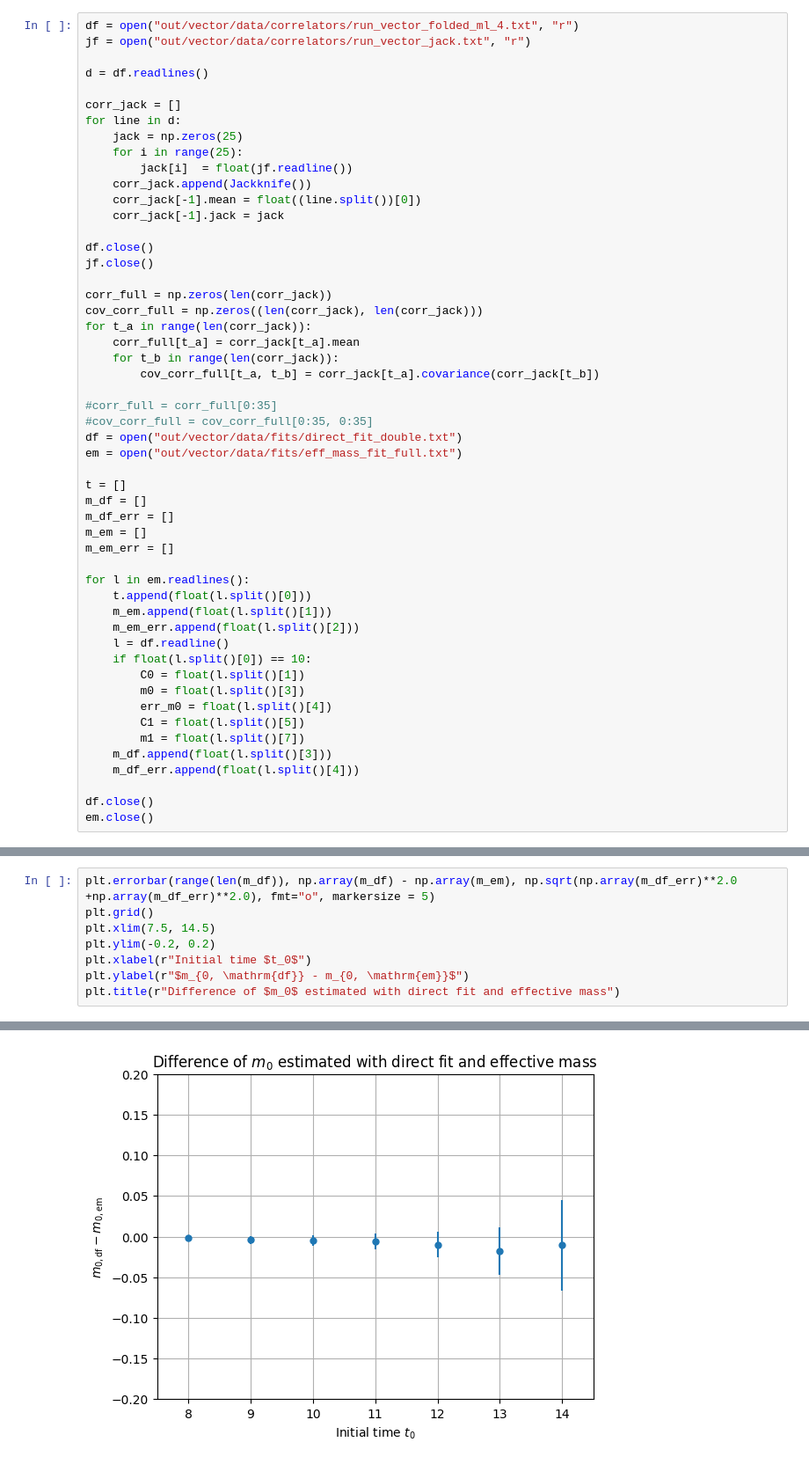
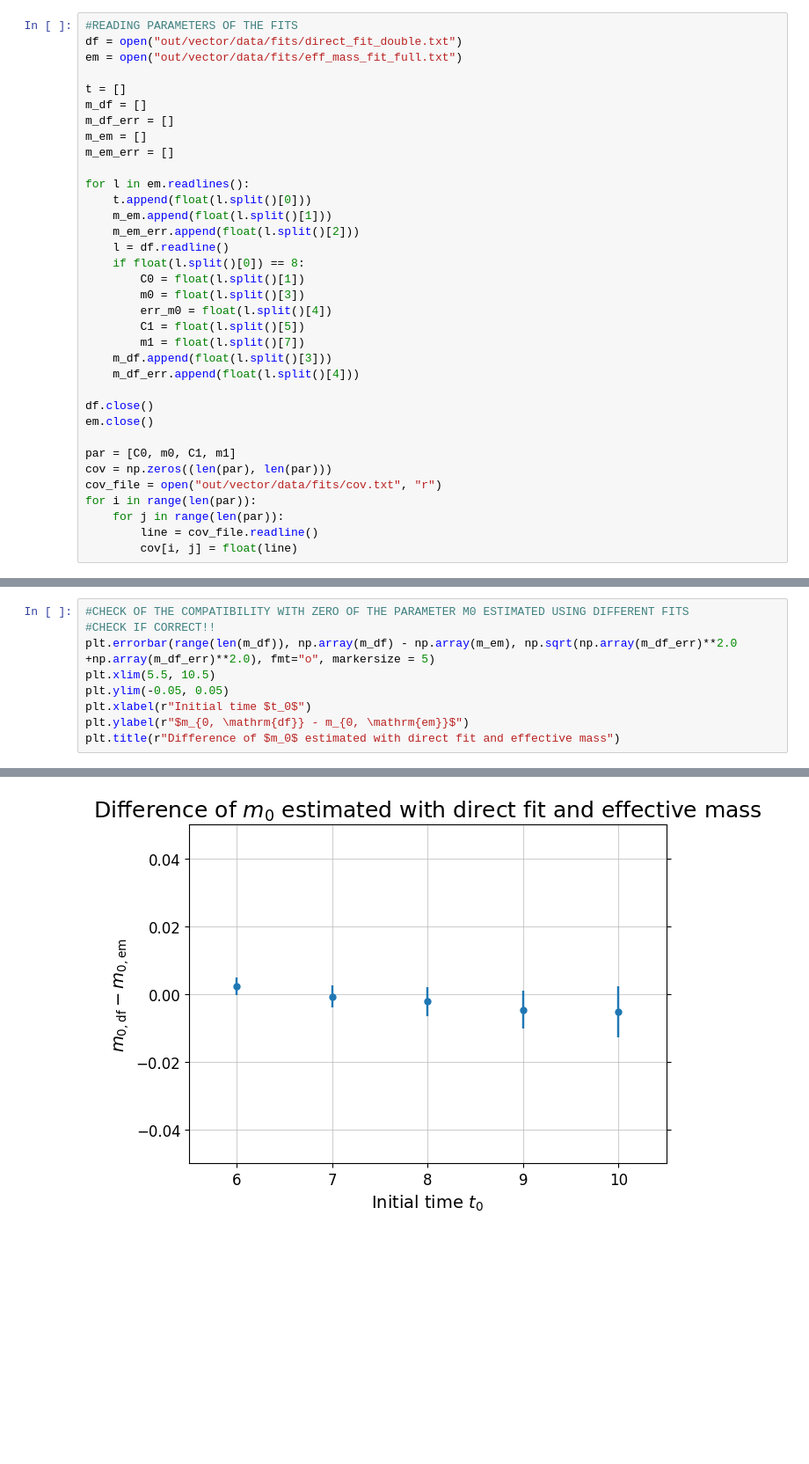
Before and after one commit to DiegoToniolo/Analysis_spectral_densities, a Jupyter notebook: compare_fit.ipynb, the cells around one changed output, grey strips where cells are left out. Shown: that part at 88% size. Saved outputs shown, nothing was run; the diff lists cells and outputs as text; blank space fills up the shorter version.

```diff
--- a/compare_fit.ipynb
+++ b/compare_fit.ipynb
@@ -5,30 +41,5 @@ from jackknife import Jackknife
 # %%
-df = open("out/vector/data/correlators/run_vector_folded_ml_4.txt", "r")
-jf = open("out/vector/data/correlators/run_vector_jack.txt", "r")
-
-d = df.readlines()
-
-corr_jack = []
-for line in d:
-    jack = np.zeros(25)
-    for i in range(25):
-        jack[i]  = float(jf.readline())
-    corr_jack.append(Jackknife())
-    corr_jack[-1].mean = float((line.split())[0])
-    corr_jack[-1].jack = jack
-
-df.close()
-jf.close()
-
-corr_full = np.zeros(len(corr_jack))
-cov_corr_full = np.zeros((len(corr_jack), len(corr_jack)))
-for t_a in range(len(corr_jack)):
-    corr_full[t_a] = corr_jack[t_a].mean
-    for t_b in range(len(corr_jack)):
-        cov_corr_full[t_a, t_b] = corr_jack[t_a].covariance(corr_jack[t_b])
-
-#corr_full = corr_full[0:35]
-#cov_corr_full = cov_corr_full[0:35, 0:35]
+#READING PARAMETERS OF THE FITS
 df = open("out/vector/data/fits/direct_fit_double.txt")
 em = open("out/vector/data/fits/eff_mass_fit_full.txt")
 
@@ -43,7 +54,7 @@ for l in em.readlines():
     m_em.append(float(l.split()[1]))
     m_em_err.append(float(l.split()[2]))
     l = df.readline()
-    if float(l.split()[0]) == 10:
+    if float(l.split()[0]) == 8:
         C0 = float(l.split()[1])
         m0 = float(l.split()[3])
         err_m0 = float(l.split()[4])
@@ -54,3 +65,11 @@ for l in em.readlines():
 
 df.close()
 em.close()
+
+par = [C0, m0, C1, m1]
+cov = np.zeros((len(par), len(par)))
+cov_file = open("out/vector/data/fits/cov.txt", "r")
+for i in range(len(par)):
+    for j in range(len(par)):
+        line = cov_file.readline()
+        cov[i, j] = float(line)
@@ -97,14 +184,15 @@ plt.grid()
 # %%
+#CHECK OF THE COMPATIBILITY WITH ZERO OF THE PARAMETER M0 ESTIMATED USING DIFFERENT FITS
+#CHECK IF CORRECT!!
 plt.errorbar(range(len(m_df)), np.array(m_df) - np.array(m_em), np.sqrt(np.array(m_df_err)**2.0 +np.array(m_df_err)**2.0), fmt="o", markersize = 5)
-plt.grid()
-plt.xlim(7.5, 14.5)
-plt.ylim(-0.2, 0.2)
+plt.xlim(5.5, 10.5)
+plt.ylim(-0.05, 0.05)
 plt.xlabel(r"Initial time $t_0$")
 plt.ylabel(r"$m_{0, \mathrm{df}} - m_{0, \mathrm{em}}$")
 plt.title(r"Difference of $m_0$ estimated with direct fit and effective mass")
 # %% [output]
 Text(0.5, 1.0, 'Difference of $m_0$ estimated with direct fit and effective mass')
-[figure, old version]
+[figure, new version]
 # %%
 df = open("out/vector/data/fits/direct_fit_double.txt")
 em = open("out/vector/data/fits/eff_mass_fit_full.txt")
```
Also changed, not shown: parts of 14 cells of this notebook, 1 other file.
